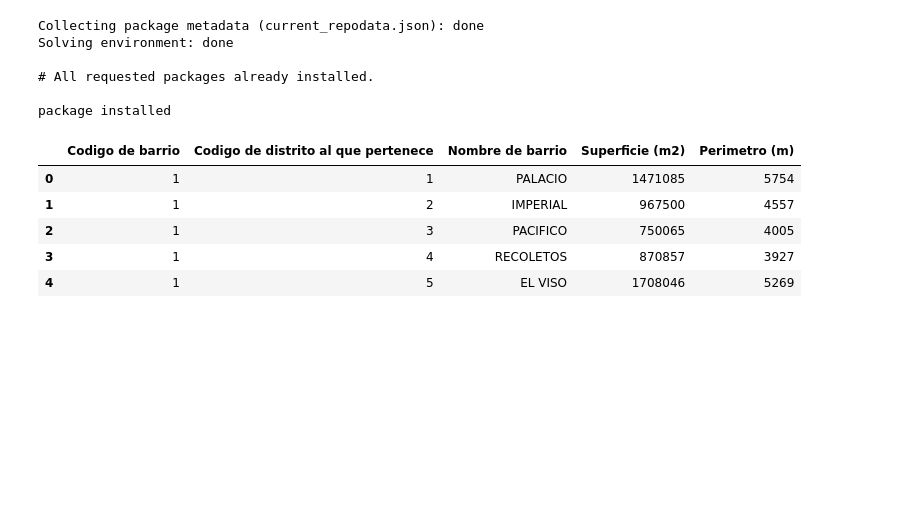
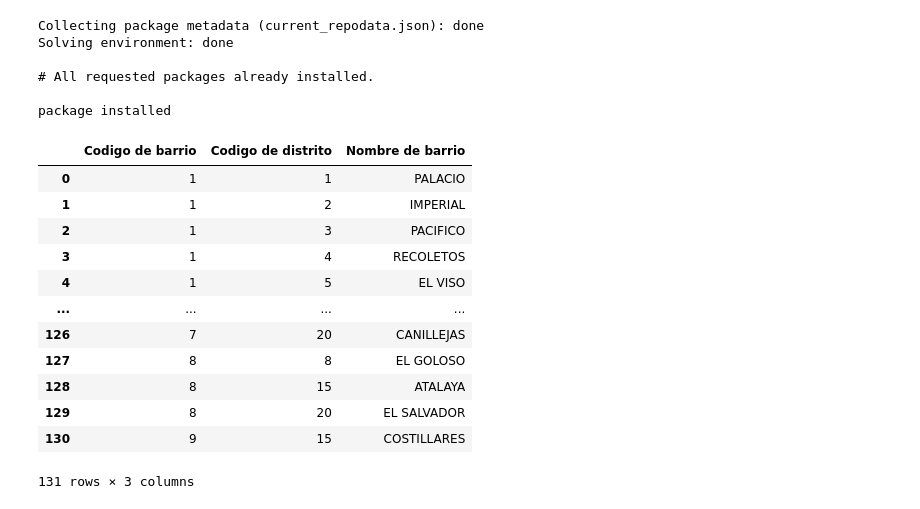
Before and after one commit to Rafa-SP/Battle-of-the-neighborhoods-Madrid, a Jupyter notebook: Battle-of-the-neighborhoods-madrid.ipynb, the cells around one changed output. Cells and saved outputs as stored; diff of their text form; code cells hidden in the pictures; blank space fills up the shorter version.

```diff
--- a/Battle-of-the-neighborhoods-madrid.ipynb
+++ b/Battle-of-the-neighborhoods-madrid.ipynb
@@ -60,14 +60,24 @@ import folium  # map rendering library
 # %%
 # Get neighborhood data: 'cod_distrito', 'distrito', 'cod_barrio', 'barrio'
 
 neighborhoods = pd.read_csv('BARRIOS.csv',sep=';')
-neighborhoods.head()
+neighborhoods = neighborhoods.rename(columns={'Codigo de distrito al que pertenece': 'Codigo de distrito'})
+neighborhoods = neighborhoods.drop(columns={'Superficie (m2)', 'Perimetro (m)'})
+
+neighborhoods
 # %% [output]
-|  | Codigo de barrio | Codigo de distrito al que pertenece | Nombre de barrio | Superficie (m2) | Perimetro (m) |
-| 0 | 1 | 1 | PALACIO | 1471085 | 5754 |
-| 1 | 1 | 2 | IMPERIAL | 967500 | 4557 |
-| 2 | 1 | 3 | PACIFICO | 750065 | 4005 |
-| 3 | 1 | 4 | RECOLETOS | 870857 | 3927 |
-| 4 | 1 | 5 | EL VISO | 1708046 | 5269 |
+|  | Codigo de barrio | Codigo de distrito | Nombre de barrio |
+| 0 | 1 | 1 | PALACIO |
+| 1 | 1 | 2 | IMPERIAL |
+| 2 | 1 | 3 | PACIFICO |
+| 3 | 1 | 4 | RECOLETOS |
+| 4 | 1 | 5 | EL VISO |
+| ... | ... | ... | ... |
+| 126 | 7 | 20 | CANILLEJAS |
+| 127 | 8 | 8 | EL GOLOSO |
+| 128 | 8 | 15 | ATALAYA |
+| 129 | 8 | 20 | EL SALVADOR |
+| 130 | 9 | 15 | COSTILLARES |
+131 rows × 3 columns
 # %%
 boroughs = pd.read_csv('DISTRITOS.csv',sep=';')
```
Also changed, not shown: parts of 8 cells of this notebook, 1 other file.
